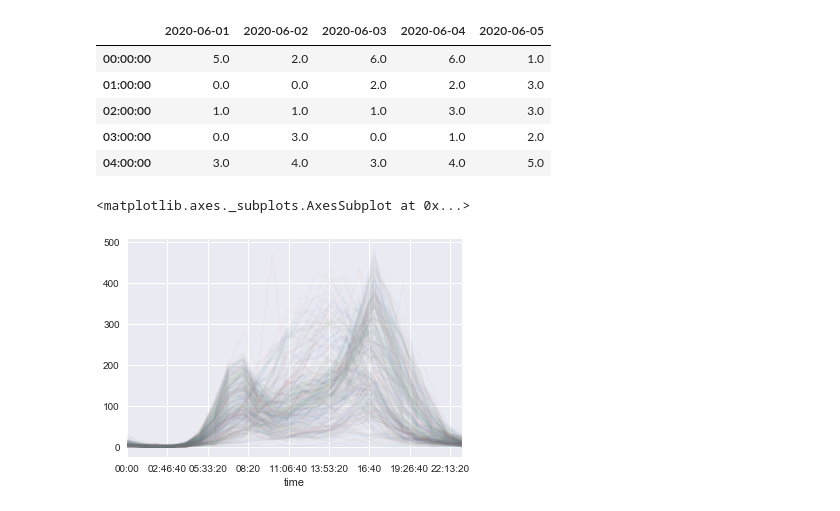
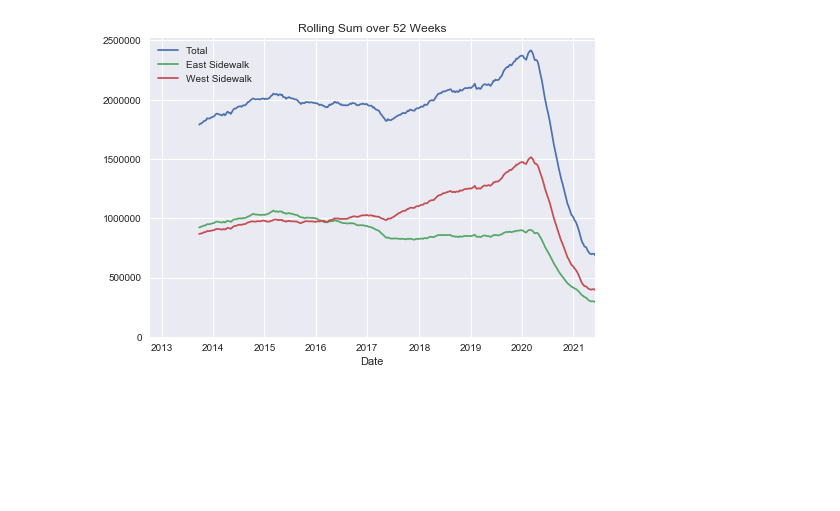
Before and after one commit to robertpullin/cycling-data-analysis, a Jupyter notebook: cycling-data-analysis.ipynb, the cells around one changed output. Drawn from its saved outputs; the diff is of its cells as text; code cells hidden in the pictures; blank space fills up the shorter version.

```diff
--- a/cycling-data-analysis.ipynb
+++ b/cycling-data-analysis.ipynb
@@ -70,18 +42,8 @@ data.resample('M').sum().plot()
-# %%
-# Let's filter the data to only include the past 2 years
-data = data.iloc[-365*24:]
-# %%
-pivoted = data.pivot_table('Fremont Bridge Total', index=data.index.time,columns = data.index.date)
-pivoted.iloc[0:5,0:5]
-# %% [output]
-|  | 2020-06-01 | 2020-06-02 | 2020-06-03 | 2020-06-04 | 2020-06-05 |
-| 00:00:00 | 5.0 | 2.0 | 6.0 | 6.0 | 1.0 |
-| 01:00:00 | 0.0 | 0.0 | 2.0 | 2.0 | 3.0 |
-| 02:00:00 | 1.0 | 1.0 | 1.0 | 3.0 | 3.0 |
-| 03:00:00 | 0.0 | 3.0 | 0.0 | 1.0 | 2.0 |
-| 04:00:00 | 3.0 | 4.0 | 3.0 | 4.0 | 5.0 |
-# %%
-pivoted.plot(legend=False,alpha=0.03)
-# %% [output]
-<matplotlib.axes._subplots.AxesSubplot at 0x...>
-[figure, removed]
+# %%
+# Rolling sum over 52 weeks of data
+# Each point on the plot is the sum of the previous 52 weeks
+ax = data.resample('W').sum().rolling(52).sum().plot(title='Rolling Sum over 52 Weeks')
+ax.set_ylim(0,None)
+plt.show()
+# %% [output]
+[figure, added]
```
Also changed, not shown: parts of 16 cells of this notebook.
